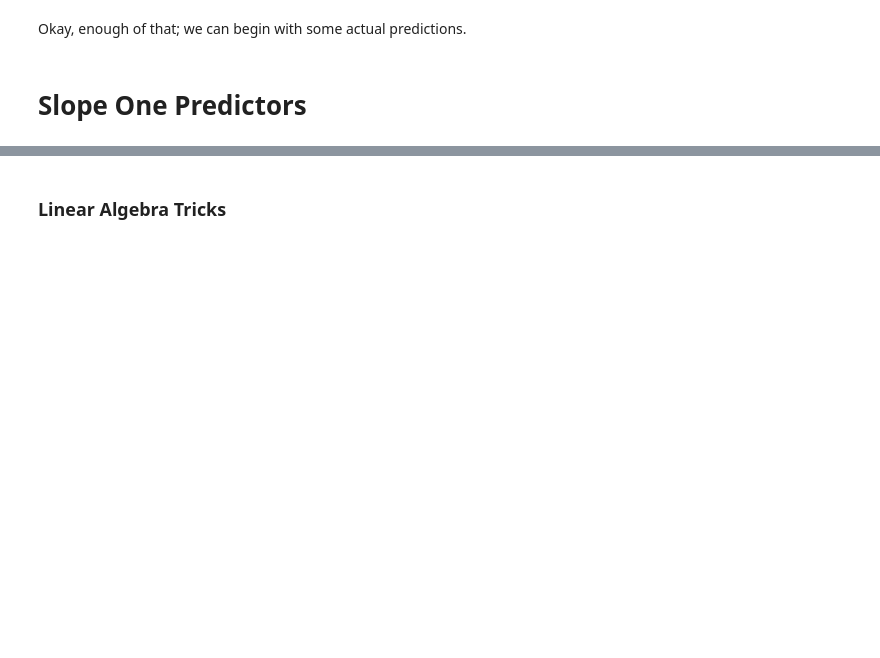
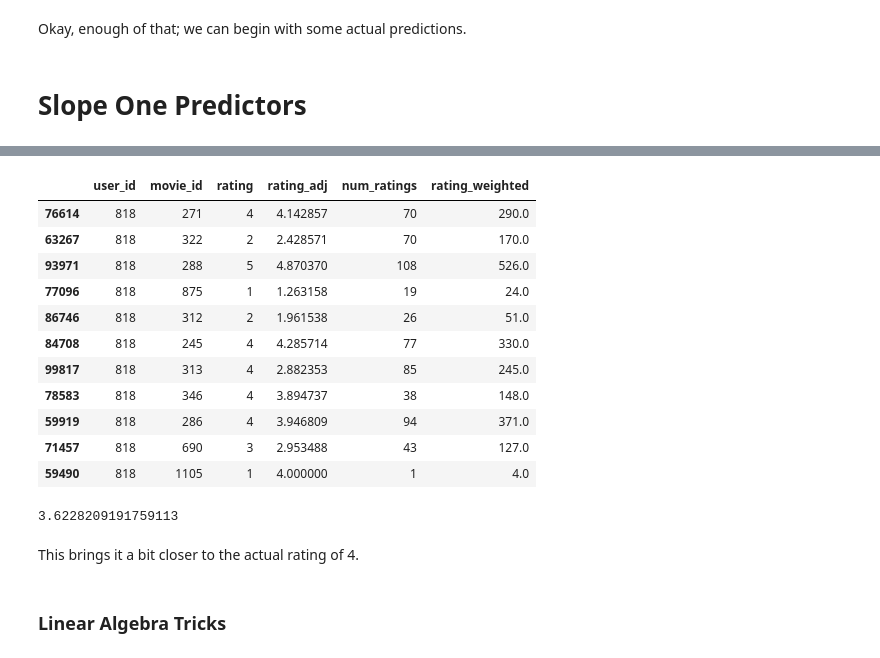
Before and after one commit to Hodapp87/recommender-examples, a Jupyter notebook: Recommender Systems.ipynb, the cells around one changed output, grey strips where cells are left out. Drawn from its saved outputs; the diff is of its cells as text; code cells hidden in the pictures; blank space fills up the shorter version.

```diff
--- a/Recommender Systems.ipynb
+++ b/Recommender Systems.ipynb
@@ -300,0 +352,3 @@ to a content-based one).
+# %%
+rating_dev = users_df.groupby("movie_id_x").mean()["rating_dev"]
+names.join(rating_dev, how="inner")
@@ -300,0 +370,6 @@ to a content-based one).
+# %%
+df = ml_train[ml_train.user_id == 818]. \
+    join(rating_dev, on="movie_id")
+df = df.assign(rating_adj = df["rating"] + df["rating_dev"])[["user_id", "movie_id", "rating", "rating_adj"]]
+df.join(names, on="movie_id")
+#names.merge(ml_train[ml_train.user_id == 818], right_on="movie_id", left_index=True)
@@ -300,0 +407,3 @@ to a content-based one).
+# %%
+num_ratings = users_df.groupby("movie_id_x").count()["rating_dev"].rename("num_ratings")
+names.join(num_ratings, how="inner")
@@ -301,3 +443,26 @@ to a content-based one).
+# %%
+df = df.join(num_ratings, on="movie_id")
+df = df.assign(rating_weighted = df["rating_adj"] * df["num_ratings"])
+df
+# %% [output]
+|  | user_id | movie_id | rating | rating_adj | num_ratings | rating_weighted |
+| 76614 | 818 | 271 | 4 | 4.142857 | 70 | 290.0 |
+| 63267 | 818 | 322 | 2 | 2.428571 | 70 | 170.0 |
+| 93971 | 818 | 288 | 5 | 4.870370 | 108 | 526.0 |
+| 77096 | 818 | 875 | 1 | 1.263158 | 19 | 24.0 |
+| 86746 | 818 | 312 | 2 | 1.961538 | 26 | 51.0 |
+| 84708 | 818 | 245 | 4 | 4.285714 | 77 | 330.0 |
+| 99817 | 818 | 313 | 4 | 2.882353 | 85 | 245.0 |
+| 78583 | 818 | 346 | 4 | 3.894737 | 38 | 148.0 |
+| 59919 | 818 | 286 | 4 | 3.946809 | 94 | 371.0 |
+| 71457 | 818 | 690 | 3 | 2.953488 | 43 | 127.0 |
+| 59490 | 818 | 1105 | 1 | 4.000000 | 1 | 4.0 |
+# %%
+df["rating_weighted"].sum() / df["num_ratings"].sum()
+# %% [output]
+3.6228209191759113
+# %% [markdown]
+This brings it a bit closer to the actual rating of 4.
 # %% [markdown]
 ### Linear Algebra Tricks
 # %% [markdown]
```
Also changed, not shown: parts of 48 cells of this notebook.
